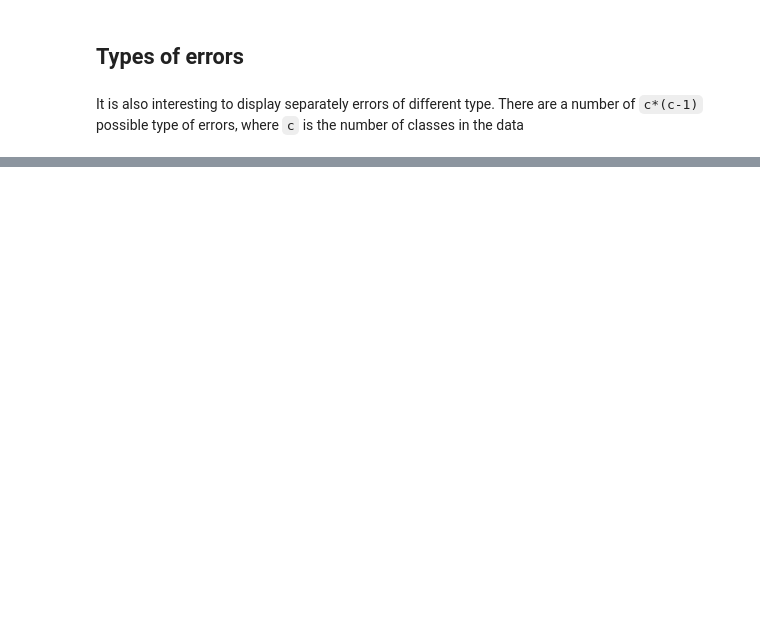
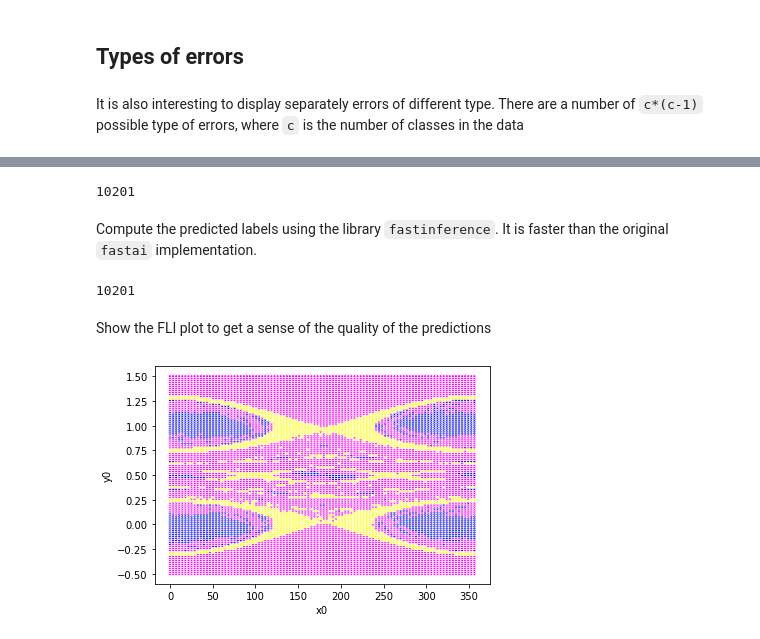
Before and after one commit to vrodriguezf/mlchaos, a Jupyter notebook: nbs/_motion_classification_time_series.ipynb, the cells around one changed output, grey strips where cells are left out. Drawn from its saved outputs; the diff is of its cells as text; code cells hidden in the pictures; blank space fills up the shorter version.

Commit message:
show_fli plot and inference on test set

```diff
--- a/nbs/_motion_classification_time_series.ipynb
+++ b/nbs/_motion_classification_time_series.ipynb
@@ -247,0 +225,4 @@ It is also interesting to display separately errors of different type. There are
+# %%
+test_path = base_path/'data/test/eps_equals/Poincare.plt'
+test_poinc_maps = load_poincare_maps(test_path)
+test_poinc_maps.shape
@@ -247,0 +233,7 @@ It is also interesting to display separately errors of different type. There are
+# %%
+test_dl = learn.dls.test_dl(test_poinc_maps)
+test_dl.n
+# %% [output]
+10201
+# %% [markdown]
+Compute the predicted labels using the library `fastinference`. It is faster than the original `fastai` implementation.
@@ -247,0 +242,16 @@ It is also interesting to display separately errors of different type. There are
+# %%
+lbls, _ = learn.get_preds(dl=test_dl)
+lbls.__len__()
+# %% [output]
+10201
+# %% [markdown]
+Show the FLI plot to get a sense of the quality of the predictions
+# %%
+show_fli_plot(test_dl.items,
+              lbls,
+              legend=None,
+              palette=dict(chaotic='yellow',
+                          librational='blue',
+                          rotational='magenta'))
+# %% [output]
+[figure, added]
```
Also changed, not shown: parts of 14 cells of this notebook, 7 other files.
